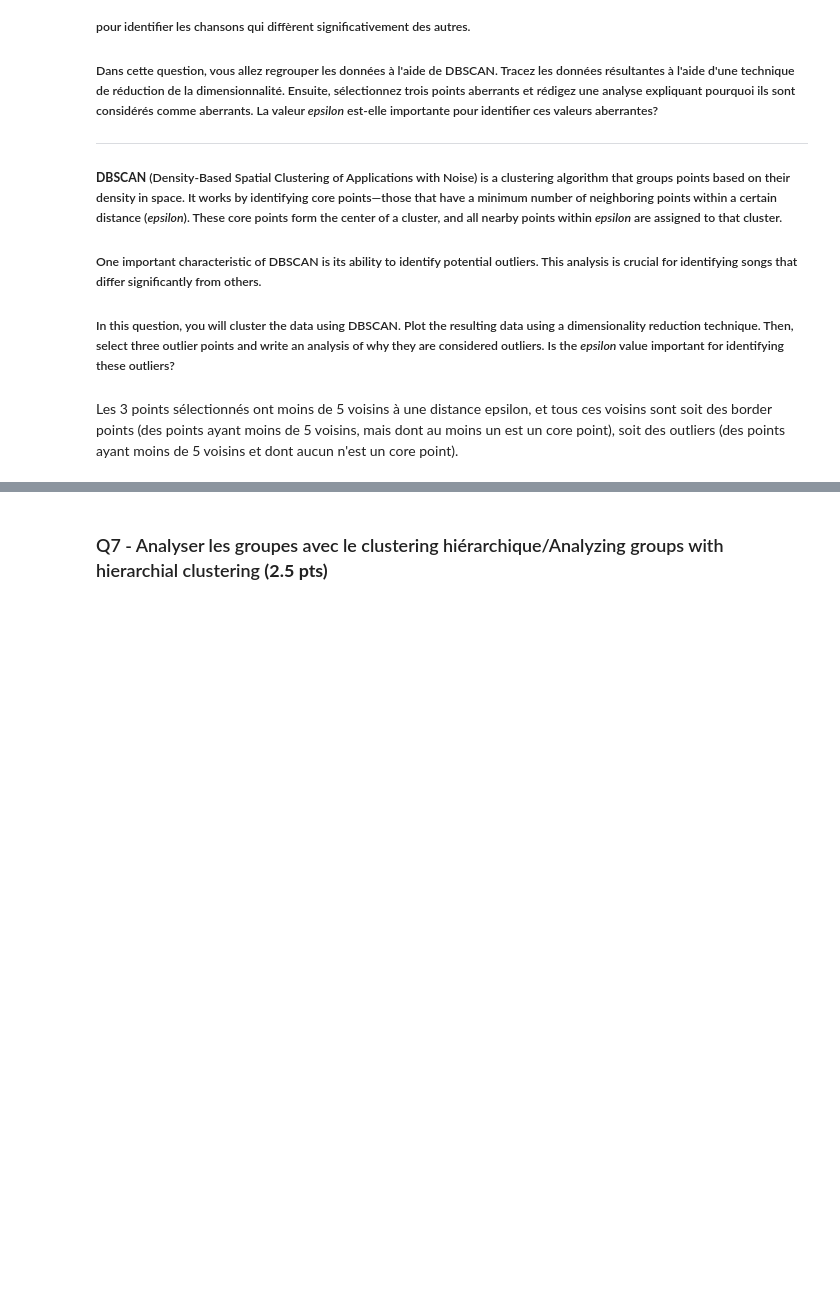
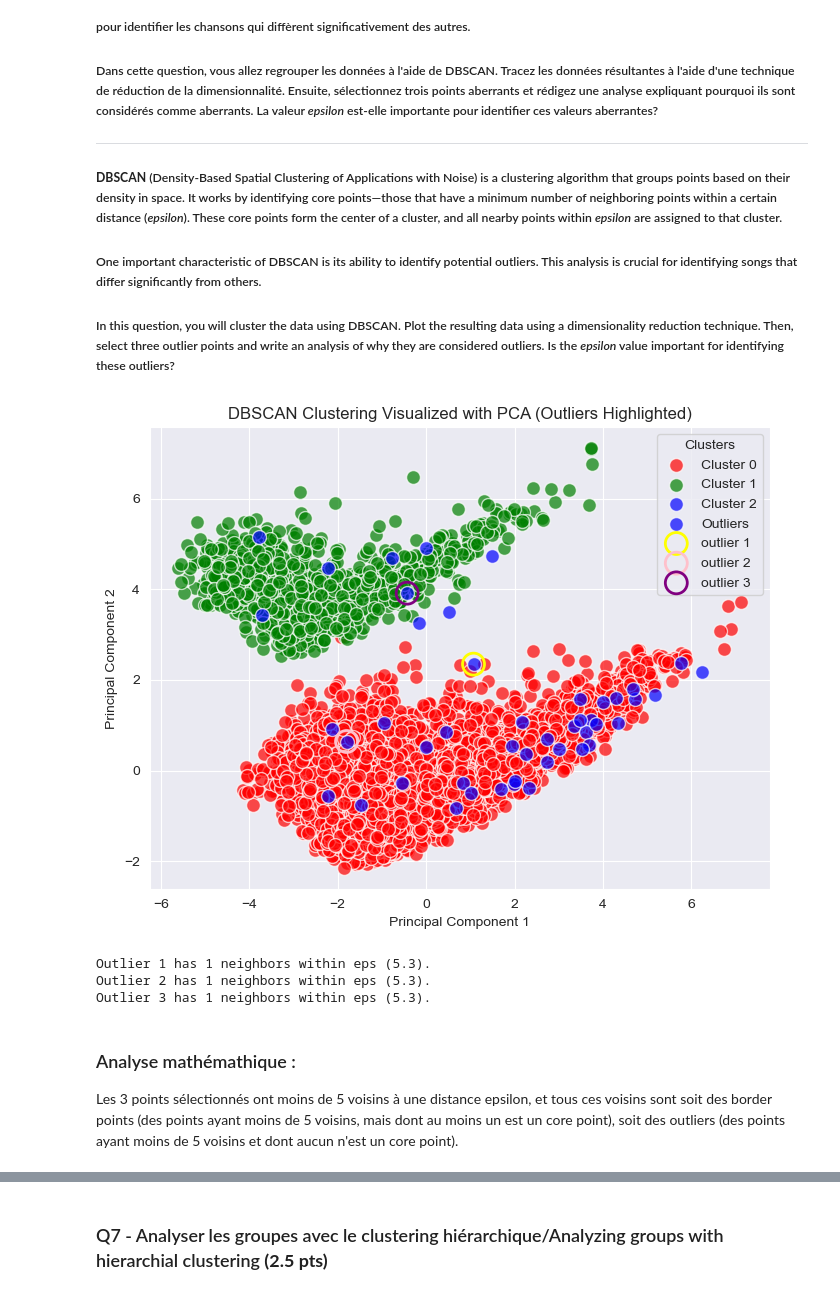
Before and after one commit to mohamedali05/TP1_INF8111, a Jupyter notebook: TP2/TP2-A2024.ipynb, the cells around one changed output, grey strips where cells are left out. Drawn from its saved outputs; the diff is of its cells as text; code cells hidden in the pictures; blank space fills up the shorter version.

```diff
--- a/TP2/TP2-A2024.ipynb
+++ b/TP2/TP2-A2024.ipynb
@@ -304,0 +382,17 @@ Les résultats ne sont pas concluants. En effet, l'inertie totale ne diminue pas
+# %%
+kmeans_PCA = KMeans(n_clusters=2, init='k-means++', n_init=10 , random_state=110).fit(data_reduced)
+
+centroids = kmeans.cluster_centers_
+
+labels_PCA = kmeans_PCA.labels_
+centroid_df = pd.concat([hits[labels_PCA == i].mean() for i in range(2)], axis=1).T
+
+
+cluster_counts = pd.Series(labels_PCA).value_counts()
+
+print('most discriminant characteristics for each cluster')
+for i in range(len(centroid_df)):
+    print(f"\nCluster {i + 1}: , number of observations in the cluster {cluster_counts[i]}")
+    sorted_by_abs = centroid_df.iloc[i].abs().sort_values(ascending=False).index
+    cluster_characteristics = centroid_df.iloc[i][sorted_by_abs]
+    print(cluster_characteristics.head(5))  # Les 5 caractéristiques les plus importantes dans chaque cluster
@@ -462,45 +618,53 @@ data_reduced
 # %%
 from matplotlib.colors import ListedColormap
 
-dbscan = DBSCAN(eps=0.5, min_samples=5)
+dbscan = DBSCAN(eps=5.3, min_samples=5)
 pca = PCA(n_components= 2)
 data_reduced = pca.fit_transform(hits)
-clusters = dbscan.fit_predict(data_reduced)
+clusters = dbscan.fit_predict(hits)
 
 plt.figure(figsize=(8, 6))
 
 # Tracé des clusters
 for i in range(max(clusters) + 1):  # Pour chaque cluster
     plt.scatter(data_reduced[clusters == i, 0], data_reduced[clusters == i, 1], color=colors[i], edgecolor='w', s=100, alpha=0.7, label=f'Cluster {i}')
 
 # Tracé des outliers (cluster -1)
 outliers = data_reduced[clusters == -1]
+
+outliers_without_PCA = hits[clusters == -1]
+
 plt.scatter(outliers[:, 0], outliers[:, 1], s=100, c='blue', edgecolor='w', label='Outliers' , alpha=0.7)
 
-# Sélection de trois points aberrants à entourer
-selected_outliers = outliers[:3]  # Sélection des trois premiers outliers
+
+selected_outliers = outliers[:3]
+outliers_index = hits[clusters == -1].index
+
+selected_outliers_without_PCA = outliers_without_PCA[:3]
 colors_outliers = ['yellow' , 'pink' , 'purple']
 
 
 for i,point in enumerate(selected_outliers):
     plt.scatter(point[0], point[1], s = 250,  edgecolors=colors_outliers[i] , facecolors='none' ,  linewidths=2 , label= f'outlier {i+1}')
 
 # Ajouter une légende et afficher le graphique
 plt.legend(title="Clusters")
 plt.title('DBSCAN Clustering Visualized with PCA (Outliers Highlighted)')
 plt.xlabel('Principal Component 1')
 plt.ylabel('Principal Component 2')
 plt.show()
 
-# Afficher les trois points sélectionnés
-print("Selected outliers (PCA-transformed):")
-for i, point in enumerate(selected_outliers):
-    print(f"Outlier {i+1}: {point}")
 
 # Analyser pourquoi ils sont aberrants
-for i, point in enumerate(selected_outliers):
-    distances = np.linalg.norm(data_reduced - point, axis=1)
+for i, point in enumerate(selected_outliers_without_PCA.values):
+    distances = np.linalg.norm(hits - point, axis=1)
     neighbors_within_eps = np.sum(distances < dbscan.eps)
     print(f"Outlier {i+1} has {neighbors_within_eps} neighbors within eps ({dbscan.eps}).")
+# %% [output]
+[figure, added]
+Outlier 1 has 1 neighbors within eps (5.3).
+Outlier 2 has 1 neighbors within eps (5.3).
+Outlier 3 has 1 neighbors within eps (5.3).
 # %% [markdown]
+### Analyse mathémathique :
 Les 3 points sélectionnés ont moins de 5 voisins à une distance epsilon, et tous ces voisins sont soit des border points (des points ayant moins de 5 voisins, mais dont au moins un est un core point), soit des outliers (des points ayant moins de 5 voisins et dont aucun n'est un core point).
```
Also changed, not shown: parts of 55 cells of this notebook.
